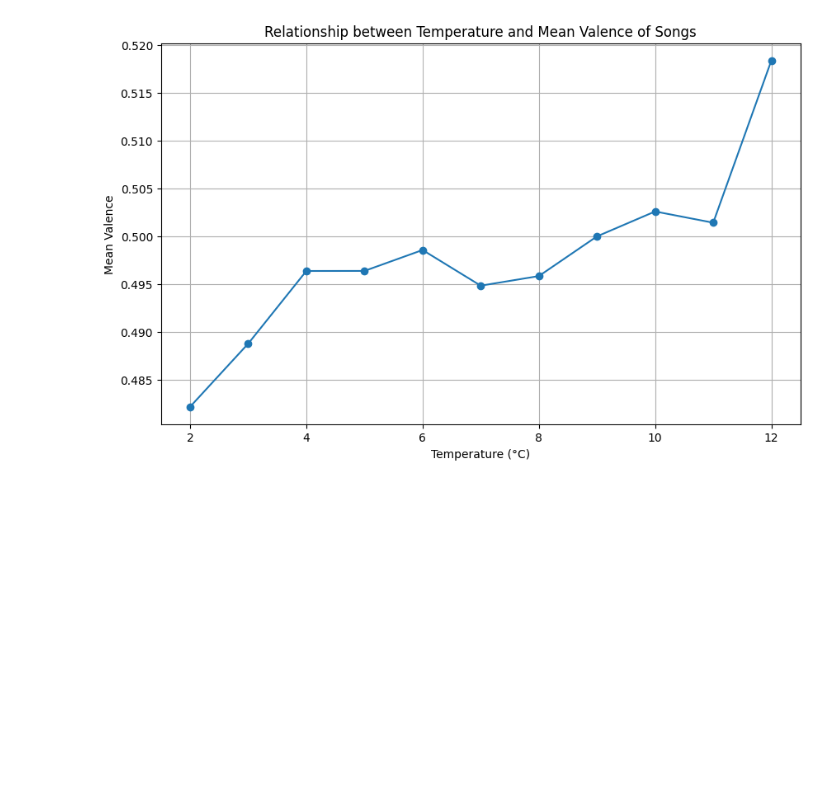
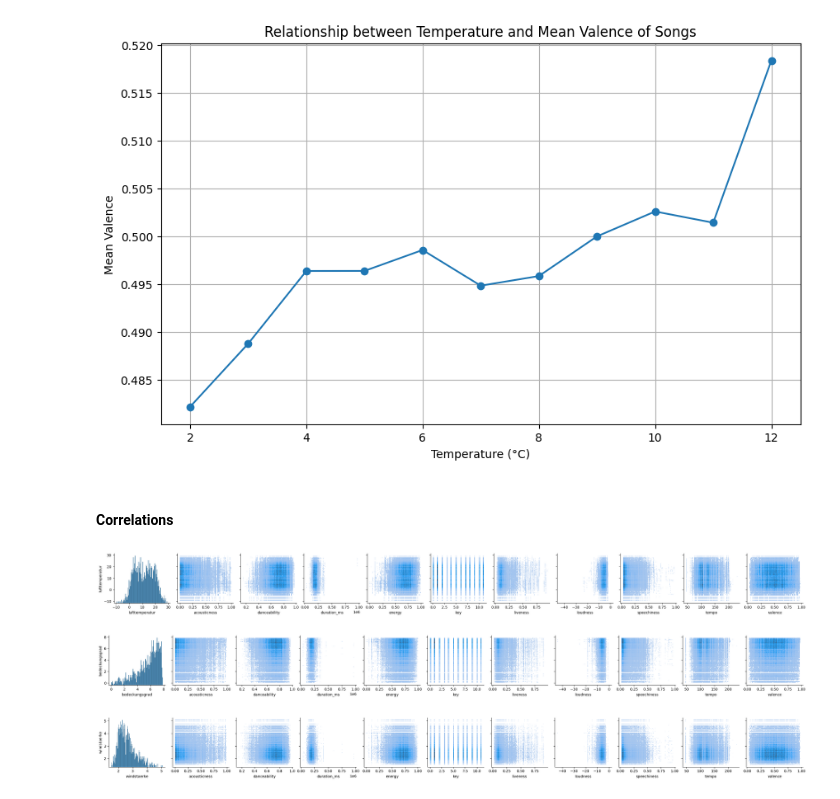
Before and after one commit to quicktus/2023-amse, a Jupyter notebook: exploration.ipynb, the cells around one changed output. Drawn from its saved outputs; the diff is of its cells as text; code cells hidden in the pictures; blank space fills up the shorter version.

Commit message:
extended data exploration: correlation heatmaps

```diff
--- a/exploration.ipynb
+++ b/exploration.ipynb
@@ -196,7 +197,6 @@ print(audio_features_df)
 songs_df = pd.read_sql_table("spotify_data", "sqlite:///data.sqlite")
 
 # Convert the "date" column to pd.datetime
-songs_df["date"] = pd.to_datetime(songs_df["date"])
-
+songs_df["date"] = songs_df["date"].dt.date
 print(songs_df)
 # %% [output]
@@ -297,3 +297,34 @@ Try using .loc[row_indexer,col_indexer] = value instead
 See the caveats in the documentation: https://pandas.pydata.org/pandas-docs/stable/user_guide/indexing.html#returning-a-view-versus-a-copy
   filtered_df["temperature_bin"] = pd.cut(filtered_df["lufttemperatur"], temperature_bins)
 [figure]
+# %% [markdown]
+#### Correlations
+# %%
+x_vars = list(audio_features_df.columns.values)
+x_vars.remove("track_id")
+x_vars.remove("instrumentalness")
+x_vars.remove("mode")
+# %%
+merged_df = temperature_df[["mess_datum", "lufttemperatur"]]
+merged_df = merged_df.merge(songs_df, left_on="mess_datum", right_on="date")
+merged_df = merged_df.merge(audio_features_df, on="track_id")
+sns.pairplot(merged_df, kind="hist", x_vars=["lufttemperatur"] + x_vars, y_vars=["lufttemperatur"])
+plt.show()
+# %% [output]
+[figure, added]
+# %%
+merged_df = cloud_df
+merged_df = merged_df.merge(songs_df, left_on="mess_datum", right_on="date")
+merged_df = merged_df.merge(audio_features_df, on="track_id")
+sns.pairplot(merged_df, kind="hist", x_vars=["bedeckungsgrad"] + x_vars, y_vars=["bedeckungsgrad"])
+plt.show()
+# %% [output]
+[figure, added]
+# %%
+merged_df = wind_df
+merged_df = merged_df.merge(songs_df, left_on="mess_datum", right_on="date")
+merged_df = merged_df.merge(audio_features_df, on="track_id")
+sns.pairplot(merged_df, kind="hist", x_vars=["windstaerke"] + x_vars, y_vars=["windstaerke"])
+plt.show()
+# %% [output]
+[figure, added]
```
Also changed, not shown: parts of 6 cells of this notebook.
